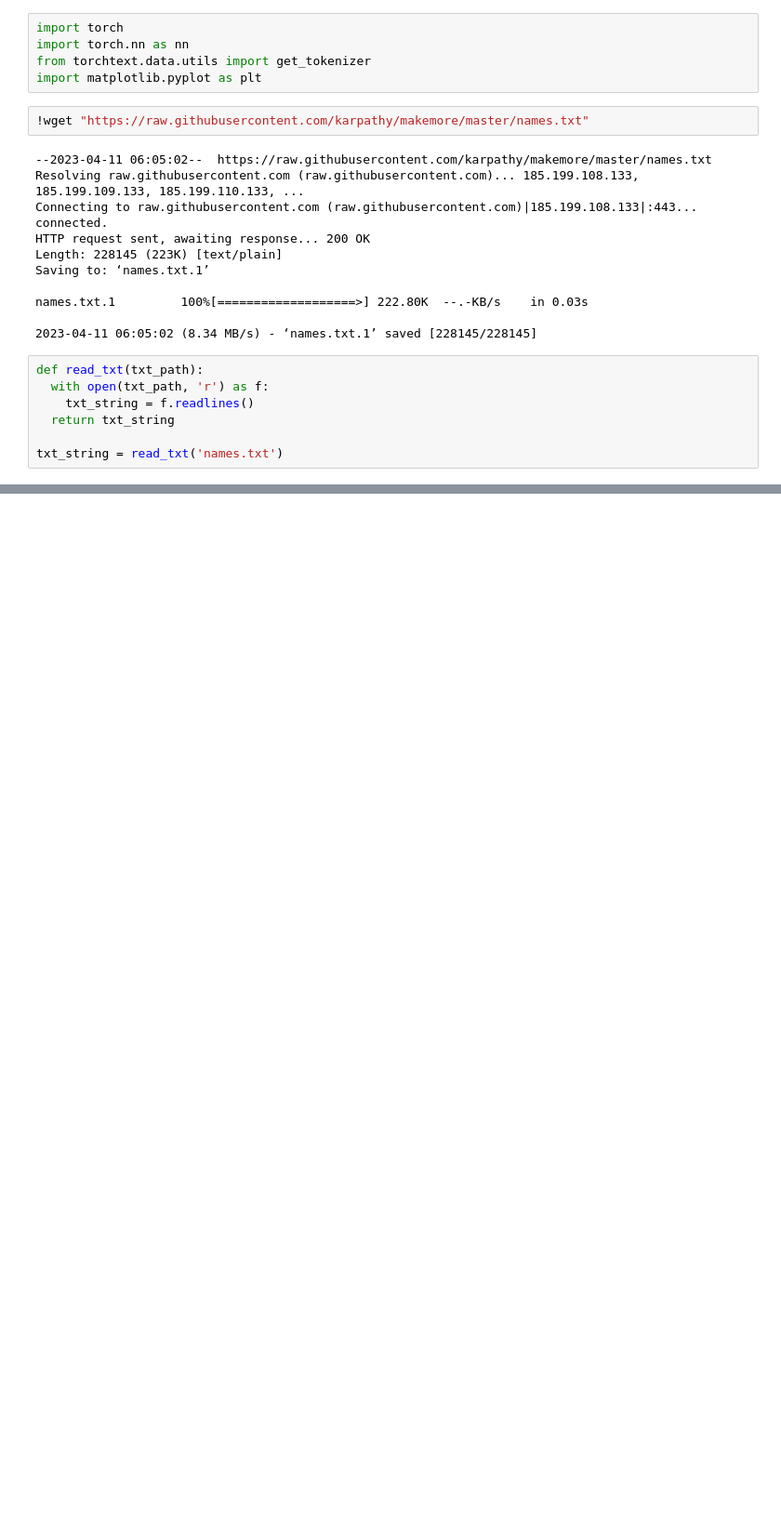
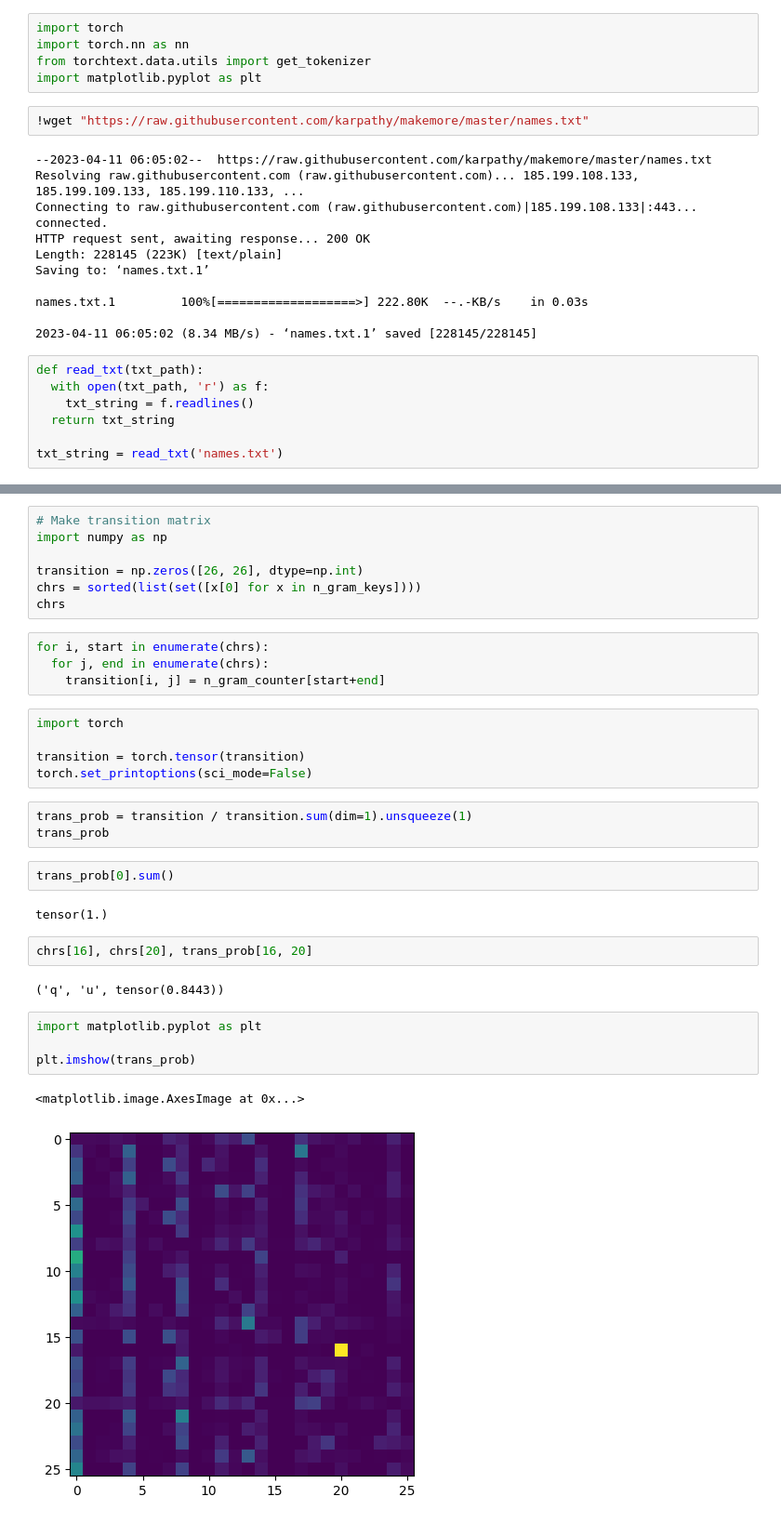
Before and after one commit to jdasam/aat3020-2023, a Jupyter notebook: notebooks/3_Language_modeling.ipynb, the cells around one changed output, grey strips where cells are left out. Shown at 93% size. Cells and saved outputs as stored; diff of their text form; blank space fills up the shorter version.

```diff
--- a/notebooks/3_Language_modeling.ipynb
+++ b/notebooks/3_Language_modeling.ipynb
@@ -45,0 +86,34 @@ txt_string
+# %%
+# Make transition matrix
+import numpy as np
+
+transition = np.zeros([26, 26], dtype=np.int)
+chrs = sorted(list(set([x[0] for x in n_gram_keys])))
+chrs
+# %%
+for i, start in enumerate(chrs):
+  for j, end in enumerate(chrs):
+    transition[i, j] = n_gram_counter[start+end]
+# %%
+import torch
+
+transition = torch.tensor(transition)
+torch.set_printoptions(sci_mode=False)
+# %%
+trans_prob = transition / transition.sum(dim=1).unsqueeze(1)
+trans_prob
+# %%
+trans_prob[0].sum()
+# %% [output]
+tensor(1.)
+# %%
+chrs[16], chrs[20], trans_prob[16, 20]
+# %% [output]
+('q', 'u', tensor(0.8443))
+# %%
+import matplotlib.pyplot as plt
+
+plt.imshow(trans_prob)
+# %% [output]
+<matplotlib.image.AxesImage at 0x...>
+[figure, added]
```
Also changed, not shown: parts of 24 cells of this notebook.
